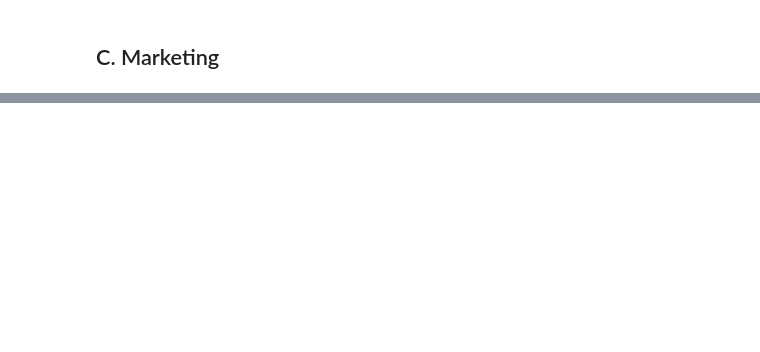
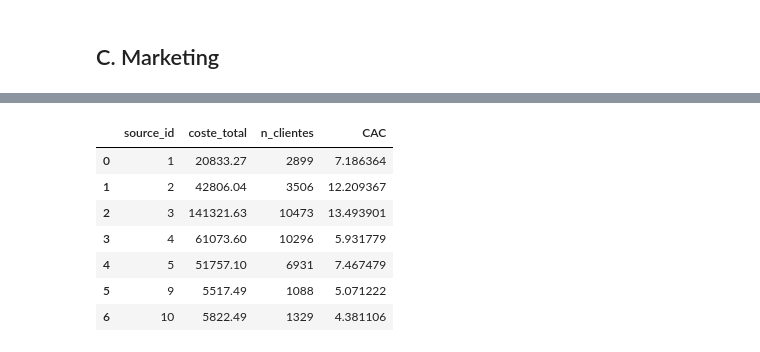
Before and after one commit to titusr099/pSet4, a Jupyter notebook: notebooks/PSet4_Showz_Marketing.ipynb, the cells around one changed output, grey strips where cells are left out. Cells and saved outputs as stored; diff of their text form; code cells hidden in the pictures; blank space fills up the shorter version.

```diff
--- a/notebooks/PSet4_Showz_Marketing.ipynb
+++ b/notebooks/PSet4_Showz_Marketing.ipynb
@@ -813,0 +890,25 @@ cohortes_ltv_2
+# %%
+# 2) usuarios que compraron al menos una vez
+primeros_compradores = primeras_compras[['uid']]
+# %%
+# 3) unir para obtener clientes por fuente
+adquisiciones = first_visit.merge(primeros_compradores, on='uid', how='inner')
+clientes_por_fuente = adquisiciones.groupby('source_id')['uid'].nunique().reset_index(name='n_clientes')
+# %%
+# 4) coste total por fuente
+coste_por_fuente = costos.groupby('source_id')['costs'].sum().reset_index(name='coste_total')
+# %%
+# 5) CAC
+cac = coste_por_fuente.merge(clientes_por_fuente, on='source_id')
+cac['CAC'] = cac['coste_total'] / cac['n_clientes']
+# %%
+cac
+# %% [output]
+|  | source_id | coste_total | n_clientes | CAC |
+| 0 | 1 | 20833.27 | 2899 | 7.186364 |
+| 1 | 2 | 42806.04 | 3506 | 12.209367 |
+| 2 | 3 | 141321.63 | 10473 | 13.493901 |
+| 3 | 4 | 61073.60 | 10296 | 5.931779 |
+| 4 | 5 | 51757.10 | 6931 | 7.467479 |
+| 5 | 9 | 5517.49 | 1088 | 5.071222 |
+| 6 | 10 | 5822.49 | 1329 | 4.381106 |
```
Also changed, not shown: parts of 24 cells of this notebook, 1 other file.
